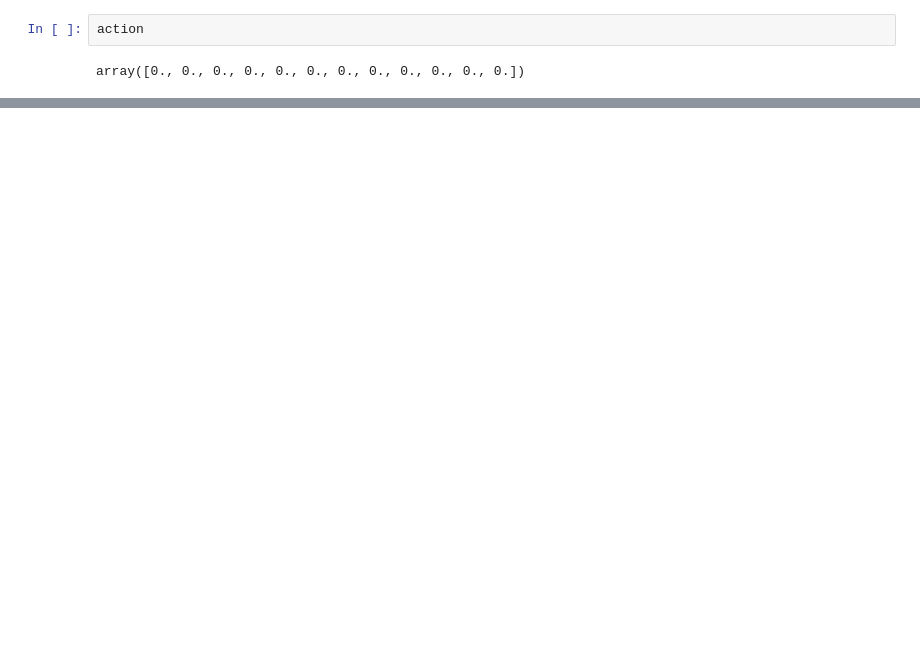
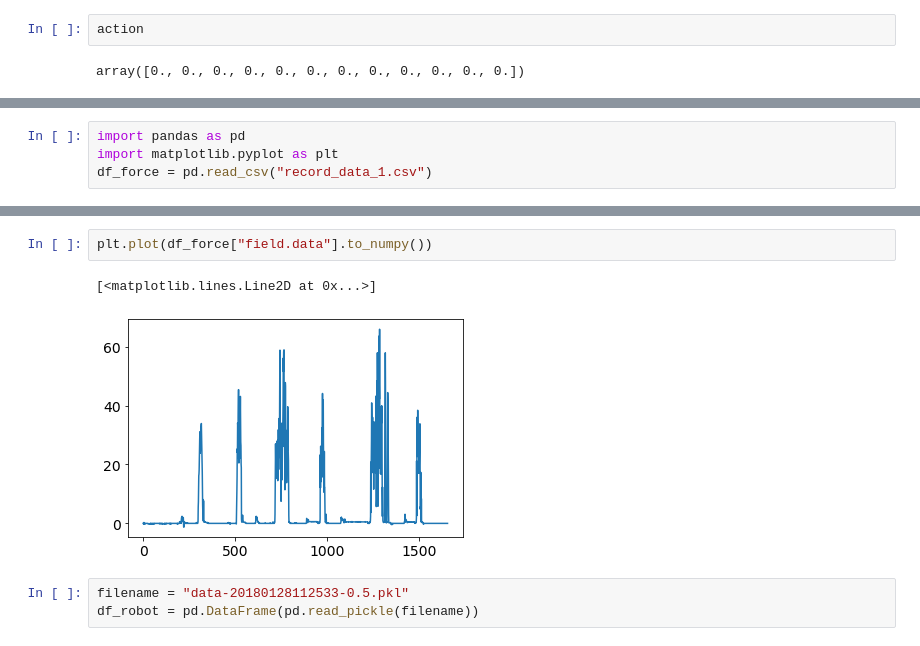
Before and after one commit to SafeRoboticsLab/GhostSDK, a Jupyter notebook: SDK/mblink/data_analysis.ipynb, the cells around one changed output, grey strips where cells are left out. Drawn from its saved outputs; the diff is of its cells as text; blank space fills up the shorter version.

```diff
--- a/SDK/mblink/data_analysis.ipynb
+++ b/SDK/mblink/data_analysis.ipynb
@@ -608,0 +646,4 @@ array([0., 0., 0., 0., 0., 0., 0., 0., 0., 0., 0., 0.])
+# %%
+import pandas as pd
+import matplotlib.pyplot as plt
+df_force = pd.read_csv("record_data_1.csv")
@@ -608,0 +659,8 @@ array([0., 0., 0., 0., 0., 0., 0., 0., 0., 0., 0., 0.])
+# %%
+plt.plot(df_force["field.data"].to_numpy())
+# %% [output]
+[<matplotlib.lines.Line2D at 0x...>]
+[figure, added]
+# %%
+filename = "data-20180128112533-0.5.pkl"
+df_robot = pd.DataFrame(pd.read_pickle(filename))
```
Also changed, not shown: parts of 19 cells of this notebook, 6 other files.
